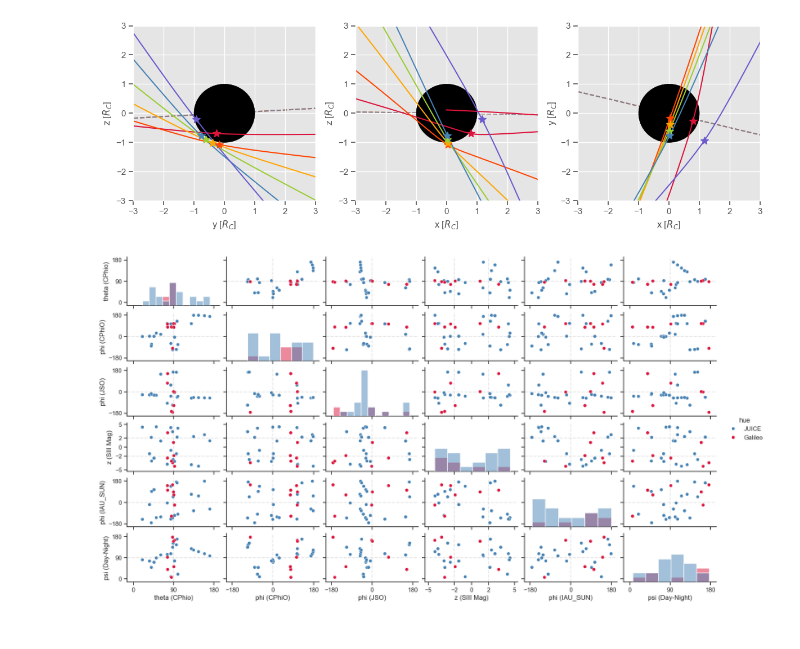
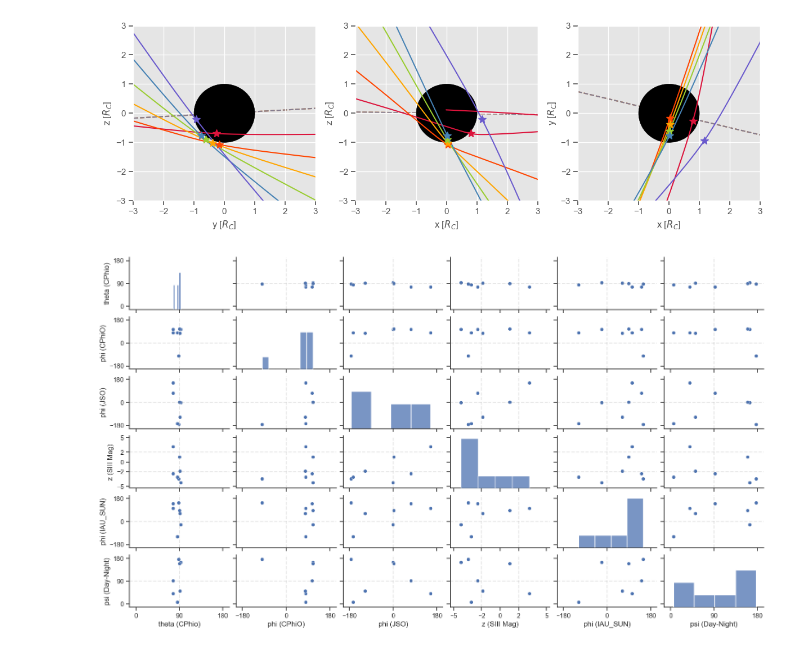
Before and after one commit to vera-br/Callisto, a Jupyter notebook: presentation_plots.ipynb, the cells around one changed output. Saved outputs shown, nothing was run; the diff lists cells and outputs as text; code cells hidden in the pictures.

```diff
--- a/presentation_plots.ipynb
+++ b/presentation_plots.ipynb
@@ -365,7 +365,8 @@ for k in range(final_graph, 1):
     G_df = G_df.astype(float)
 
     sns.set(style="ticks")
-    g = sns.pairplot(pd.concat([J_df.assign(hue='JUICE'), G_df.assign(hue='Galileo')]), hue='hue', diag_kind='hist', palette=['steelblue', 'crimson'], height=1.5, aspect=16/9)
+    #g = sns.pairplot(pd.concat([J_df.assign(hue='JUICE'), G_df.assign(hue='Galileo')]), hue='hue', diag_kind='hist', palette=['steelblue', 'crimson'], height=1.5, aspect=16/9)
+    g = sns.pairplot(G_df, diag_kind='hist', height=1.5, aspect=16/9, hue_order='crimson')
 
     # Set limits for graphs
     for i in range(6):
@@ -385,31 +386,31 @@ for k in range(final_graph, 1):
                 elif i == 1:
                     g.axes[i, j].axhline(0, color='gray', linestyle='dashed', alpha=0.2)
                 elif i == 2:
                     g.axes[i, j].axhline(0, color='gray', linestyle='dashed', alpha=0.2)
                 elif i == 3:
                     g.axes[i, j].axhline(-2, color='gray', linestyle='dashed', alpha=0.2)
                     g.axes[i, j].axhline(2, color='gray', linestyle='dashed', alpha=0.2)
                 elif i == 4:
                     g.axes[i, j].axhline(0, color='gray', linestyle='dashed', alpha=0.2)
                 elif i == 5:
                     g.axes[i, j].axhline(90, color='gray', linestyle='dashed', alpha=0.2)
 
                 if j == 0:
                     g.axes[i, j].axvline(90, color='gray', linestyle='dashed', alpha=0.2)
                 elif j == 1:
                     g.axes[i, j].axvline(0, color='gray', linestyle='dashed', alpha=0.2)
                 elif j == 2:
                     g.axes[i, j].axvline(0, color='gray', linestyle='dashed', alpha=0.2)
                 elif j == 3:
                     g.axes[i, j].axvline(-2, color='gray', linestyle='dashed', alpha=0.2)
                     g.axes[i, j].axvline(2, color='gray', linestyle='dashed', alpha=0.2)
                 elif j == 4:
                     g.axes[i, j].axvline(0, color='gray', linestyle='dashed', alpha=0.2)
                 elif j == 5:
                     g.axes[i, j].axvline(90, color='gray', linestyle='dashed', alpha=0.2)
 
 
 #plt.savefig('scatter_matrix_%s.png' % (21+k))
 plt.show()
 # %% [output]
-[figure, old version]
+[figure, new version]
```
Also changed, not shown: parts of 1 cell of this notebook, 6 other files.
